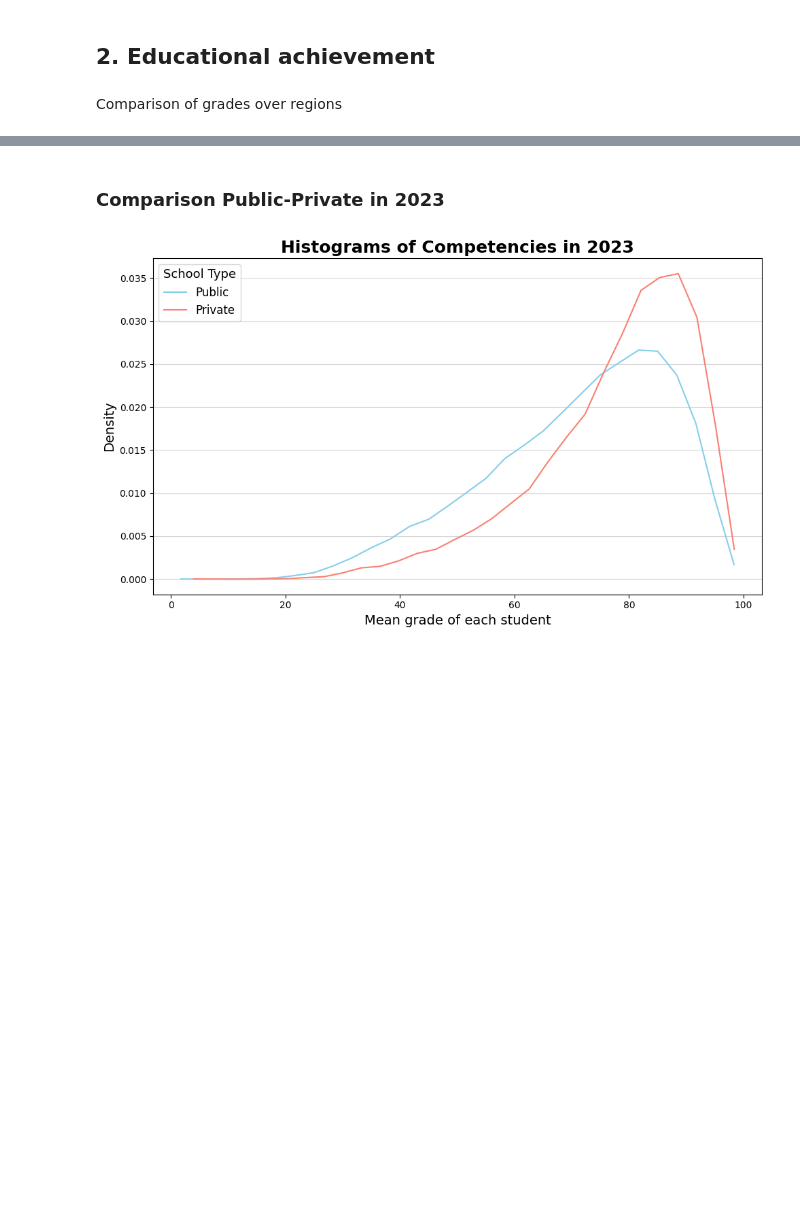
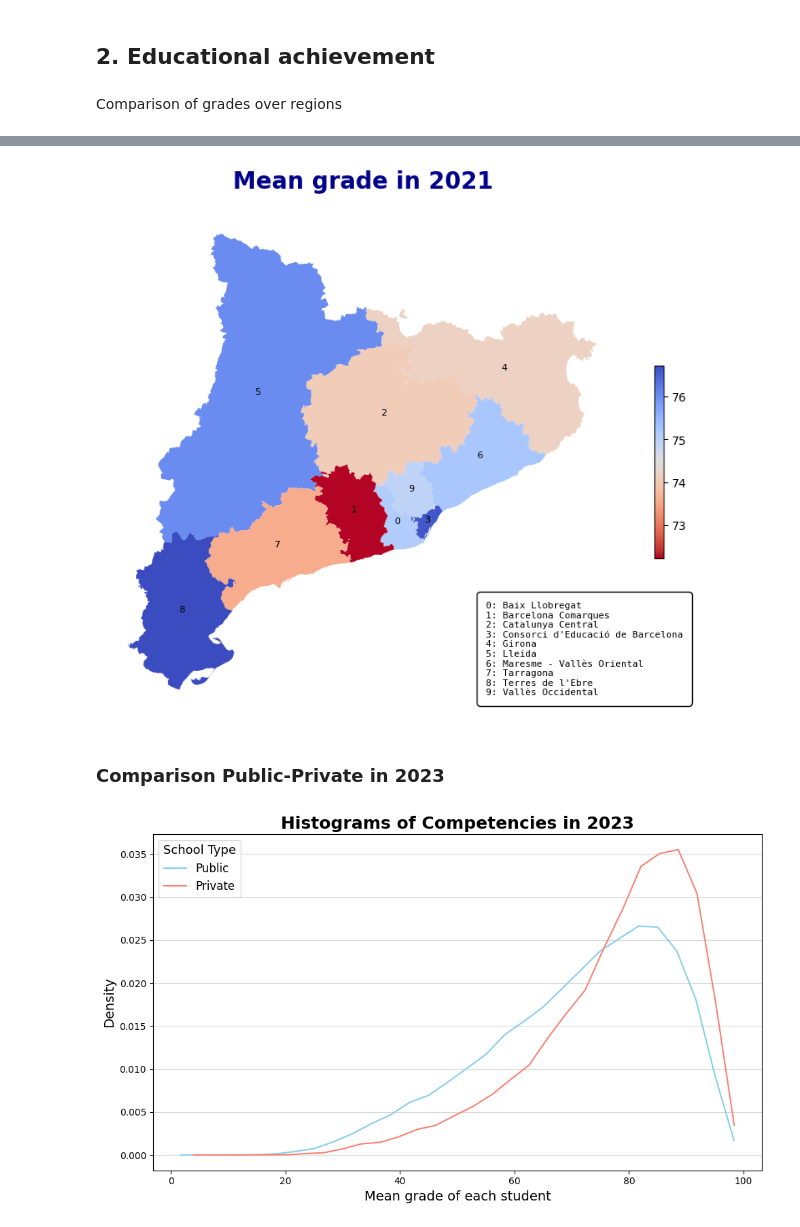
Before and after one commit to edejuan2002/avdm_Competecies, a Jupyter notebook: Eduardo/ed_approach.ipynb, the cells around one changed output, grey strips where cells are left out. Cells and saved outputs as stored; diff of their text form; code cells hidden in the pictures; blank space fills up the shorter version.

```diff
--- a/Eduardo/ed_approach.ipynb
+++ b/Eduardo/ed_approach.ipynb
@@ -241,3 +241,7 @@ plt.show()
+# %%
+mean_map(2021)
+# %% [output]
+[figure, added]
 # %%
 c_priv = comp2[comp2["naturalesa"] == "Privat"].copy()
 c_priv.rename(columns={'any': 'curs_escolar'}, inplace=True)
```
Also changed, not shown: parts of 11 cells of this notebook.
